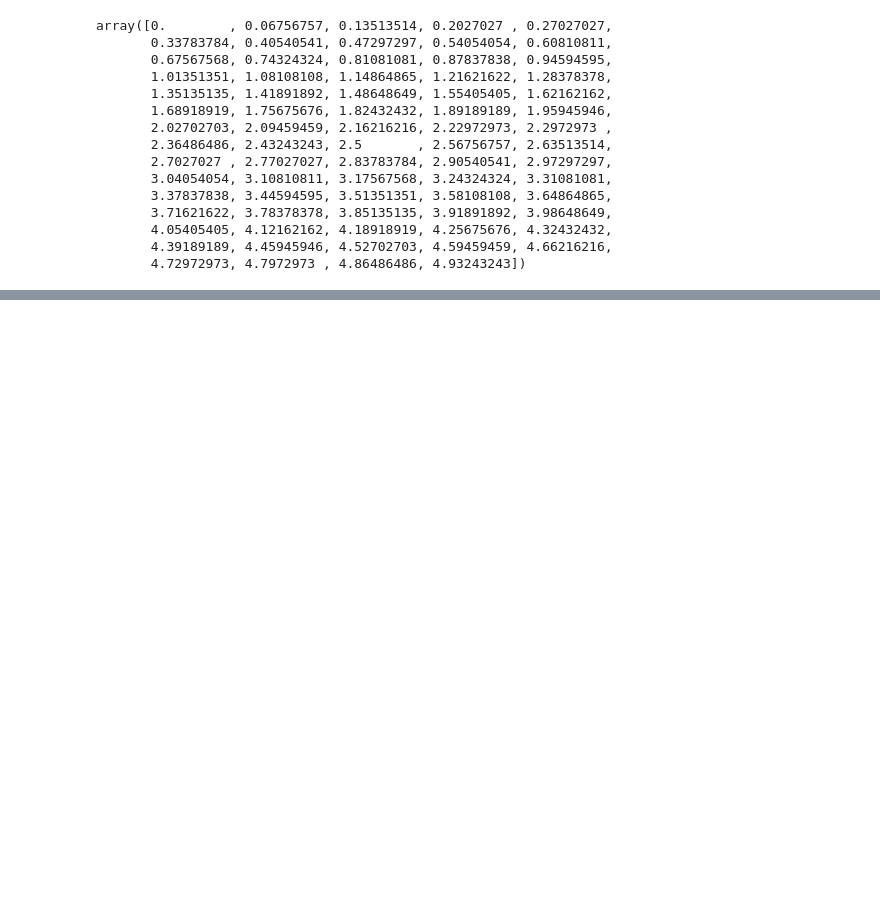
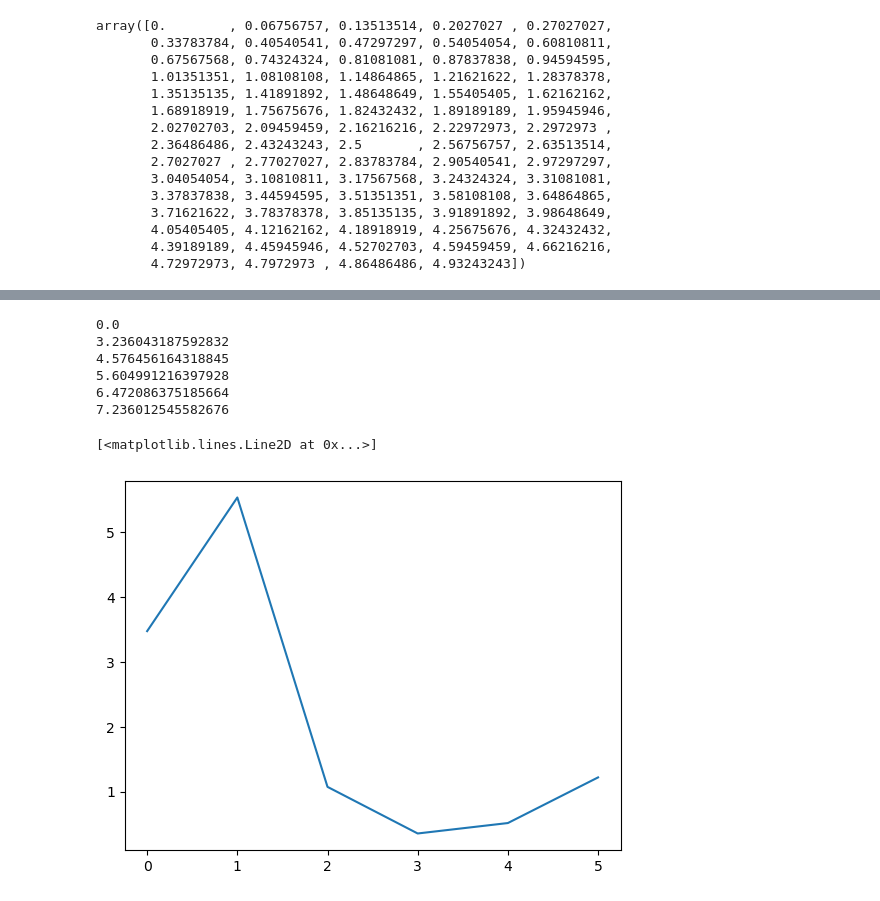
Before and after one commit to kyberszittya/himeko_neural_model, a Jupyter notebook: src/progeny/roadprofile/road_profile_dft.ipynb, the cells around one changed output, grey strips where cells are left out. Saved outputs shown, nothing was run; the diff lists cells and outputs as text; code cells hidden in the pictures; blank space fills up the shorter version.

```diff
--- a/src/progeny/roadprofile/road_profile_dft.ipynb
+++ b/src/progeny/roadprofile/road_profile_dft.ipynb
@@ -435,0 +462,16 @@ def road_quality_spectra(k, kappa, kappa0):
+# %%
+for i in range(N):
+    print(np.sqrt(gamma_k(i)))
+# %% [output]
+0.0
+3.236043187592832
+4.576456164318845
+5.604991216397928
+6.472086375185664
+7.236012545582676
+# %%
+phi_k = np.random.uniform(0, 2*np.pi, N)
+plt.plot(phi_k)
+# %% [output]
+[<matplotlib.lines.Line2D at 0x...>]
+[figure, added]
```
Also changed, not shown: parts of 63 cells of this notebook.
